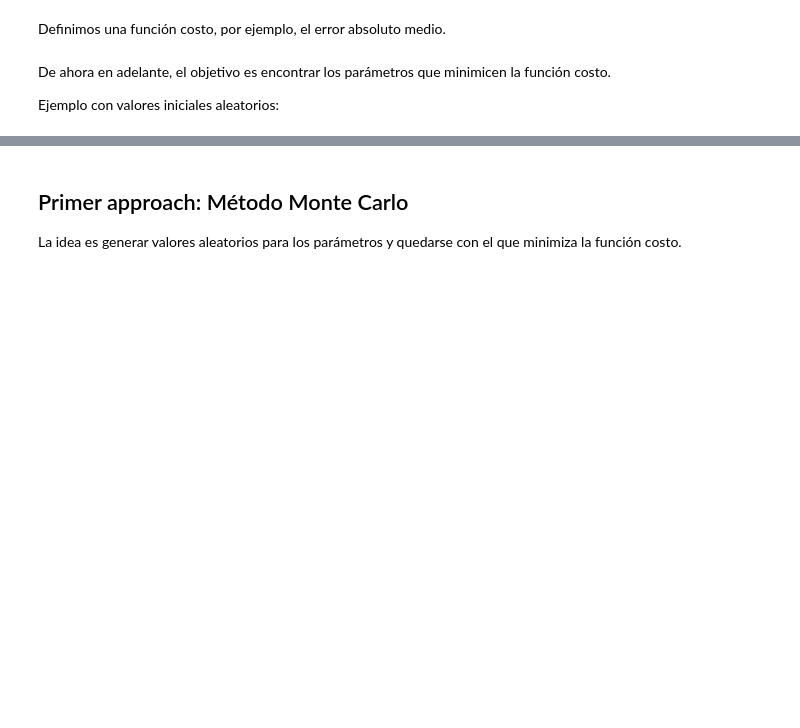
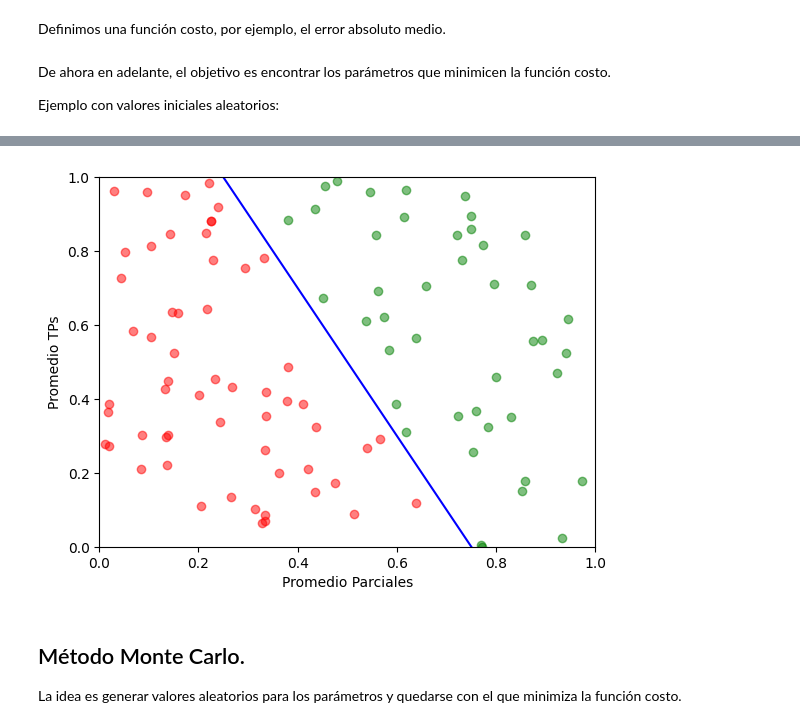
Before and after one commit to MatiMoreyra/aaii-lab1, a Jupyter notebook: lab1.ipynb, the cells around one changed output, grey strips where cells are left out. Cells and saved outputs as stored; diff of their text form; code cells hidden in the pictures; blank space fills up the shorter version.

```diff
--- a/lab1.ipynb
+++ b/lab1.ipynb
@@ -68,0 +100,35 @@ Loss: 0.57
+# %%
+STEP = 0.01
+MIN = -1
+MAX = 1
+W1 = np.arange(MIN, MAX, STEP)
+W2 = np.arange(MIN, MAX, STEP)
+B = np.arange(MIN, MAX, STEP)
+
+params = {
+    'w1': 0,
+    'w2': 0,
+    'b': 0
+}
+
+best_loss = 1
+
+for w1 in W1:
+    for w2 in W2:
+        for b in B:
+            params = {
+                'w1': w1,
+                'w2': w2,
+                'b': b
+            }
+            y_predicted = perceptron(X1, X2, params)
+            l = loss(y_predicted, Y)
+            if l < best_loss:
+                best_loss = l
+                best_params = params
+
+print('Best loss:', best_loss)
+print('Best params:', best_params)
+
+plot_results(X1, X2, Y, best_params)
+# %% [output]
@@ -69,5 +137,6 @@ Loss: 0.57
+[figure, added]
 # %% [markdown]
-## Primer approach: Método Monte Carlo
+## Método Monte Carlo.
 La idea es generar valores aleatorios para los parámetros y quedarse con el que minimiza la función costo.
 # %%
 best_loss = 1
```
Also changed, not shown: parts of 10 cells of this notebook.
